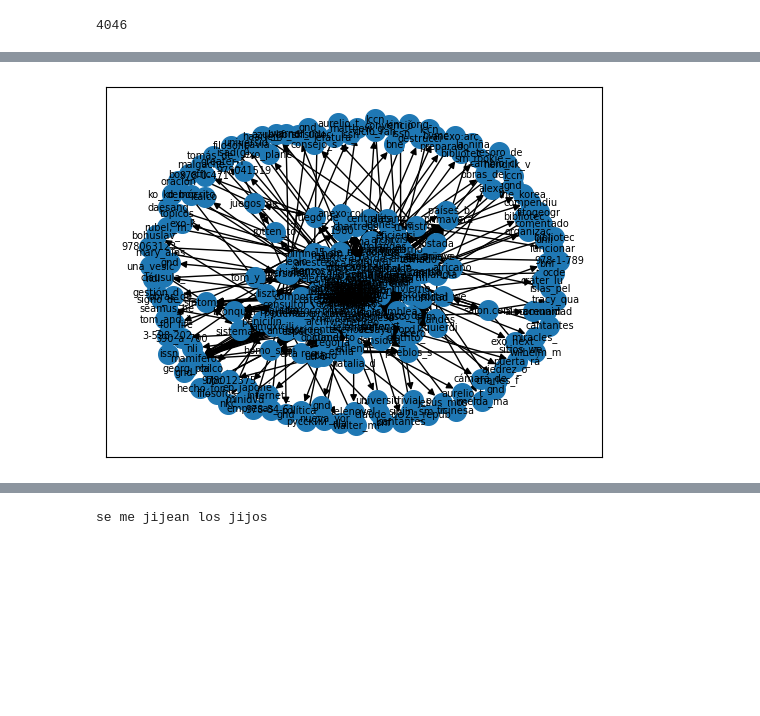
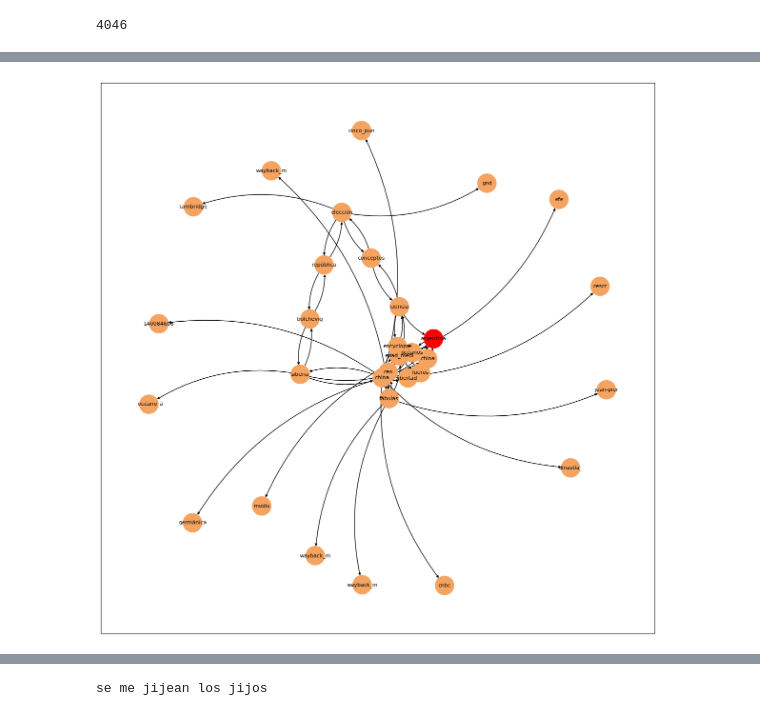
Before and after one commit to ValentinPg/tp-mate3, a Jupyter notebook: prueba.ipynb, the cells around one changed output, grey strips where cells are left out. Saved outputs shown, nothing was run; the diff lists cells and outputs as text; code cells hidden in the pictures; blank space fills up the shorter version.

```diff
--- a/prueba.ipynb
+++ b/prueba.ipynb
@@ -92,29 +92,15 @@ class Nodo():
 # %%
 ######### Ejemplo con encadenamiento ###############
 
-#lista que va a tener todos los nodos del grafico
-nodos = set()
-# lista que contiene los vertices
-vertices = list()
-
-
-
-#nodo central
-nodo_maestro = Nodo("mamiferos")
-# lo agrego a la lista con todos los nodos
-nodos.add(nodo_maestro)
-
-
-# obtengo un nodo aleatorio
-nodo = Nodo(list(nodo_maestro.palabras)[random.randrange(0,len(nodo_maestro.palabras))])
-# nodo que me va a servir para saber que nodo referencia a cual
-nodo_anterior = nodo_maestro
-# voy a ejecutar 50 "queries"
-for i in range(300):
+def logica_nodos(cant_coincidencia,nodo,nodo_anterior,vertices):
+ # voy a ejecutar n coincidencias
+ for i in range(cant_coincidencia):
     # lo agrego a la lista d enodos
-    nodos.add(nodo)
+    nodos.append(nodo)
+    # lo imprimo para saber nada mas
     print(nodo.nombre)
     # agrego el link entre el ndodo buscado y el nodo de donde salió
+    vertices.append((nodo_anterior, nodo)) #REVISAR ESTO, pq no funciona sin?
     # si no esta vacio me va a servir para encontrar nuevos nodos
     if (len(nodo.palabras)>0):
         # checkeo con que otros nodos hay relacion (osea que esta en su lista de palabras)
@@ -124,23 +110,50 @@ for i in range(300):
         # lo voy a usar para buscar mas nodos, por lo tanto lo tengo que guardar para luego vincularlo
         nodo_anterior = nodo
         # consigo un nuevo nodo
-        nodo = Nodo(list(nodo_anterior.palabras)[random.randrange(0,len(nodo_anterior.palabras))]) # cambiar nodo_maestro por nodo
+        palabras_nodo_anterior = list(nodo_anterior.palabras)
+        nodo = Nodo(palabras_nodo_anterior[random.randrange(0, len(palabras_nodo_anterior))])
+
     else:
         # si elnodo esta vacio uso el anterior y no me intrrumpe la ejecucion del programa
         nodo =  Nodo(random.choice(list(nodo_anterior.palabras)))
-    vertices.append((nodo_anterior, nodo)) #REVISAR ESTO, pq no funciona sin?
+
+ return nodo
 
 
 
+nodos = list()                          # lista que va a tener todos los nodos del grafico
+vertices = list()                       # lista que contiene los vertices
+grafo = nx.DiGraph()                    # creo el grafo
+
+nodo_central = input("Ingrese una palabra para buscar sus coincidencias en Wikipedia! ")
+cant_coincidencia = int (input("Ingrese cantidad de coincidencias "))
+
+nodo_maestro = Nodo(nodo_central)
+primer_nodo = nodo_maestro
+
+nodos.append(nodo_maestro)              # agrego el nodo maestro a la lista
+
+nodo = Nodo(list(nodo_maestro.palabras)[random.randrange(0,len(nodo_maestro.palabras))])   # obtengo un nodo aleatorio
+nodo_anterior = nodo_maestro    # nodo que me va a servir para saber que nodo referencia a cual
 
 
-# creo el grafo
-grafo = nx.DiGraph()
+# colores de los nodos #
+color_nodos_otros = "sandybrown"
+color_nodo_central = "red"
+
+nodo = logica_nodos(cant_coincidencia,nodo,nodo_anterior,vertices) # llamo funcion
+
+nodos = set(nodos)                # uso un set para eliminar repeticiones
 grafo.add_nodes_from(list(nodos))
 grafo.add_edges_from(vertices)
-nx.draw_networkx(grafo, with_labels=True, node_size=200, font_size = 7)
-print(vertices)
 
+node_colors = [color_nodo_central if nodos == primer_nodo else color_nodos_otros for nodos in grafo.nodes] #color central
+pos = nx.spring_layout(grafo)    #disposicion de nodos
+labels= nx.get_edge_attributes(grafo,'label')
+
+fig, ax= plt.subplots(figsize=(15,15))  # tamaño de "universo", para el desarrollo del grafo
+nx.draw_networkx(grafo, pos, with_labels=True, node_size=800, font_size=8,node_color=node_colors, connectionstyle="arc3,rad=0.2",  arrows=True, arrowstyle='-|>', arrowsize=7)
+plt.show()
 # # para actualizar la lista de paginas (DEJAR COMENTADO)
 # with open("data.pickle", "wb") as f:
 #     pickle.dump(guardados,f)
@@ -165,4 +178,4 @@ consejo_superior_de_investigaciones_científicas
-[figure, old version]
+[figure, new version]
 # %%
 ####### EJEMPLO ramificacion CENTRAL ##########
 
```
Also changed, not shown: parts of 2 cells of this notebook.
